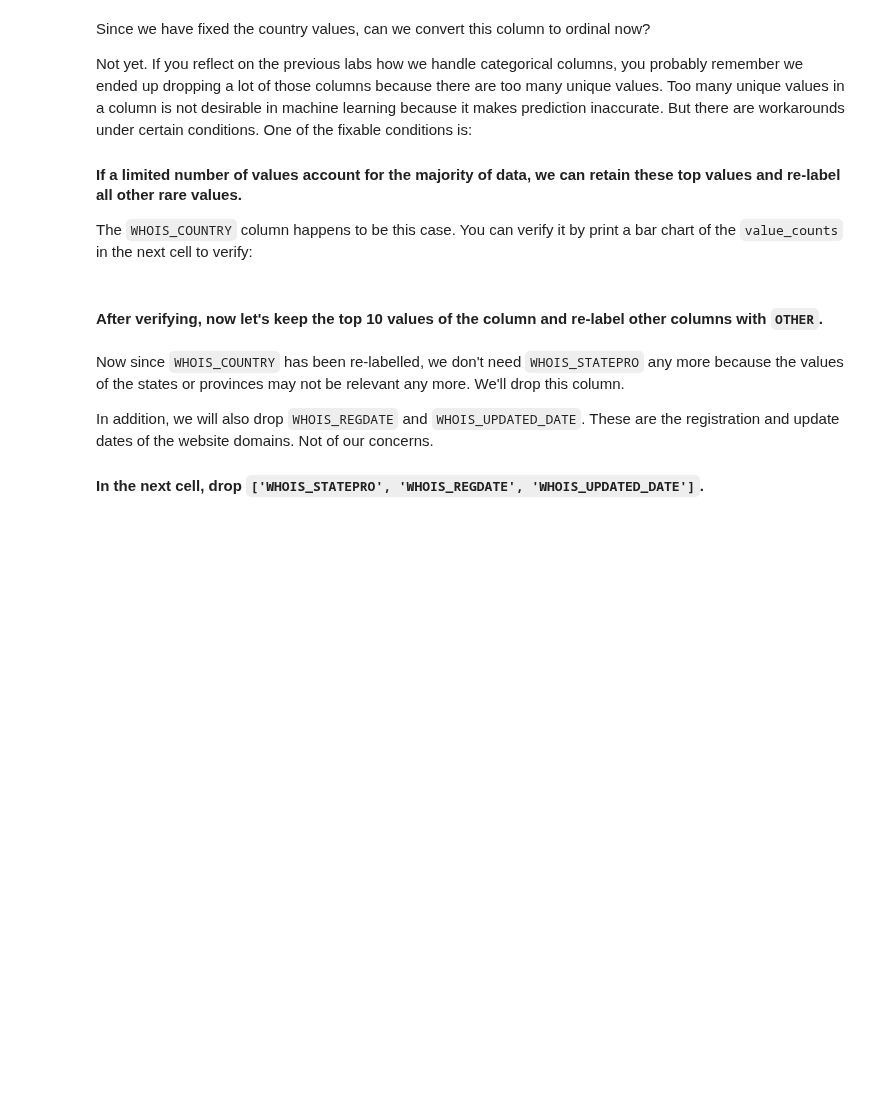
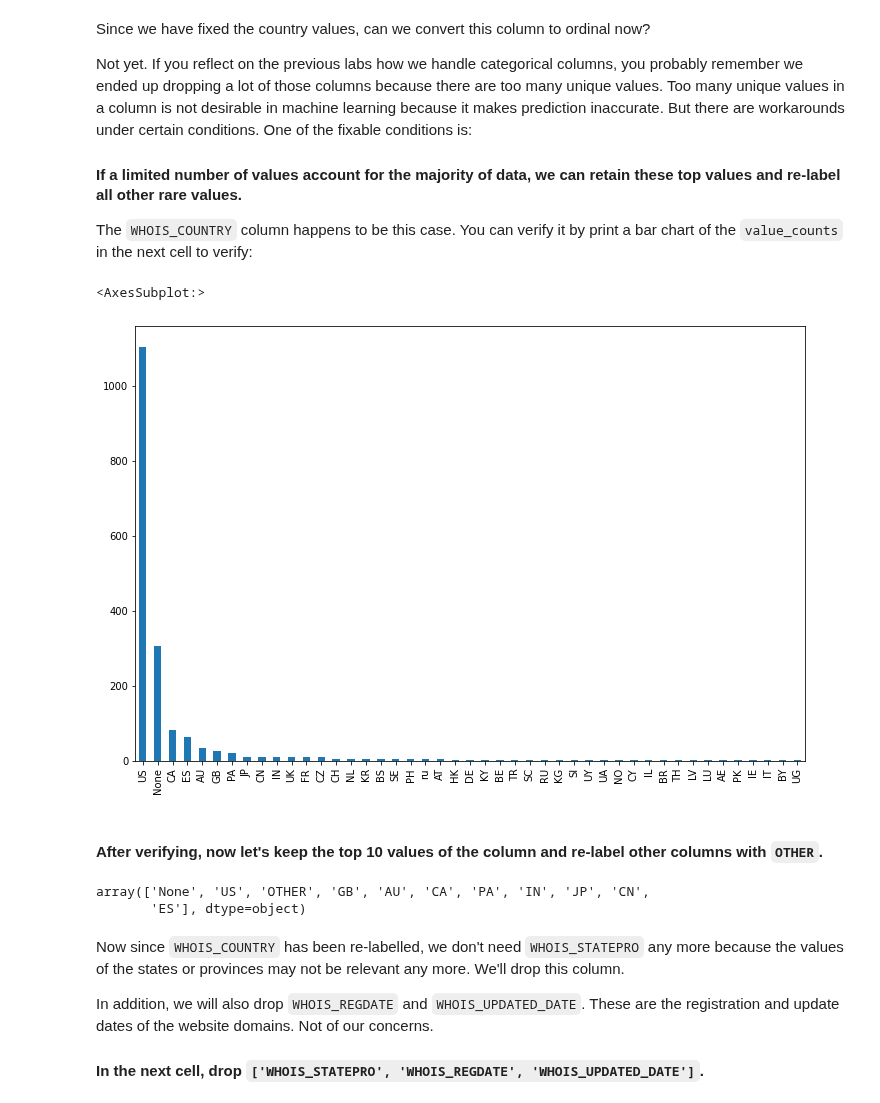
Before and after one commit to paoloironhack/data_analytics062020, a Jupyter notebook: labs/module_3/Supervised-Learning/your-code/main.ipynb, the cells around one changed output. Drawn from its saved outputs; the diff is of its cells as text; code cells hidden in the pictures; blank space fills up the shorter version.

```diff
--- a/labs/module_3/Supervised-Learning/your-code/main.ipynb
+++ b/labs/module_3/Supervised-Learning/your-code/main.ipynb
@@ -84,0 +146,5 @@ If you remember in the previous labs, we drop a column if the column contains a
+# %%
+# Your code here
+websites.drop(columns = 'CONTENT_LENGTH', axis = 1, inplace = True)
+websites.drop(websites[websites['DNS_QUERY_TIMES'].isna() == True].index, inplace=True)
+websites.drop(websites[websites['SERVER'].isna() == True].index, inplace=True)
@@ -115,0 +214,3 @@ How to handle string columns is always case by case. Let's start by working on `
+# %%
+websites['WHOIS_COUNTRY'].replace({"Cyprus": "CY", "us": "US", "se": "SE", "United Kingdom": "GB", "[u'GB'; u'UK']": "GB"  }, inplace=True)
+websites['WHOIS_COUNTRY'].unique()
@@ -126,2 +231,9 @@ The `WHOIS_COUNTRY` column happens to be this case. You can verify it by print a
+# %%
+# Your code here
+plt.figure(figsize=(12,8))
+websites['WHOIS_COUNTRY'].value_counts().plot.bar()
+# %% [output]
+<AxesSubplot:>
+[figure, added]
 # %% [markdown]
 #### After verifying, now let's keep the top 10 values of the column and re-label other columns with `OTHER`.
@@ -130,3 +240,12 @@ The `WHOIS_COUNTRY` column happens to be this case. You can verify it by print a
+# %%
+# Your code here
+other = pd.DataFrame(websites['WHOIS_COUNTRY'].value_counts()[10:]).index.tolist()
+
+websites.loc[websites['WHOIS_COUNTRY'].isin(other), 'WHOIS_COUNTRY'] = 'OTHER'
+websites['WHOIS_COUNTRY'].unique()
+# %% [output]
+array(['None', 'US', 'OTHER', 'GB', 'AU', 'CA', 'PA', 'IN', 'JP', 'CN',
+       'ES'], dtype=object)
 # %% [markdown]
 Now since `WHOIS_COUNTRY` has been re-labelled, we don't need `WHOIS_STATEPRO` any more because the values of the states or provinces may not be relevant any more. We'll drop this column.
 
```
Also changed, not shown: parts of 50 cells of this notebook, 6 other files.
